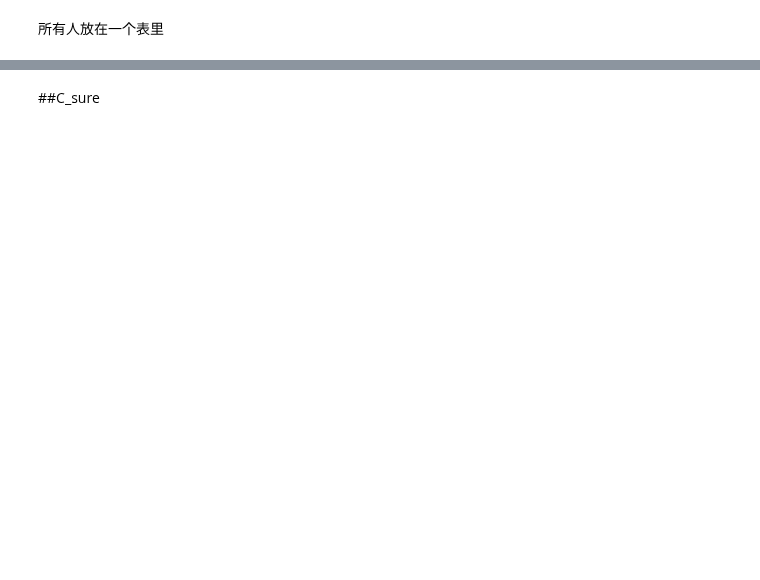
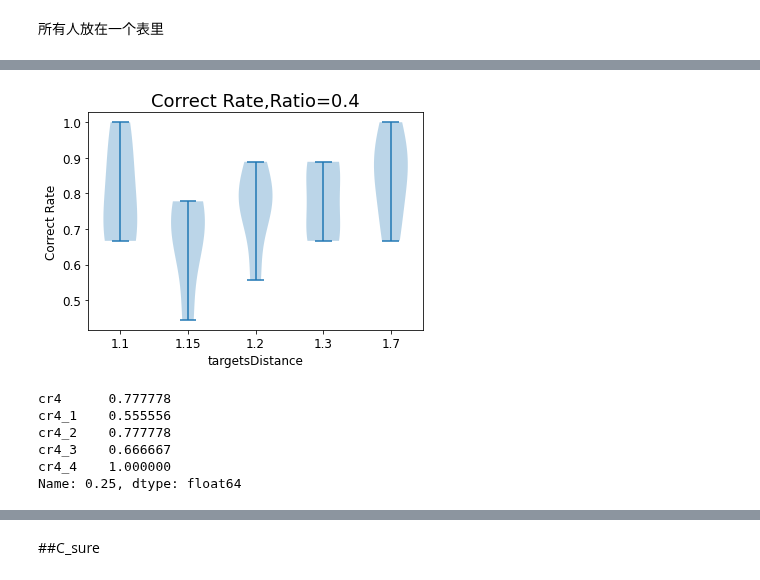
Before and after one commit to ZHTis/count, a Jupyter notebook: datacolin/datacolin.ipynb, the cells around one changed output, grey strips where cells are left out. Cells and saved outputs as stored; diff of their text form; code cells hidden in the pictures; blank space fills up the shorter version.

```diff
--- a/datacolin/datacolin.ipynb
+++ b/datacolin/datacolin.ipynb
@@ -554,0 +744,33 @@ plt.show()
+# %%
+r=6
+ratiolist = xx[0]
+ratio = ratiolist[r]
+
+
+cr_udrRatio_alongtd = []
+for i in range(0,len(xxall)):
+      d= xxall[i].iloc[r]
+      d = list(d)
+      cr_udrRatio_alongtd.append(d)
+cr_= pd.DataFrame(cr_udrRatio_alongtd,columns=tdlist.round(2))
+cr_.index = 'individual' + cr_.index.astype(str)
+
+plt.figure(figsize=(6,4))
+plt.violinplot([cr_.iloc[:,0],cr_.iloc[:,1],cr_.iloc[:,2],cr_.iloc[:,3],cr_.iloc[:,4]])
+plt.xticks(np.arange(1,6,1),tdlist.round(2),fontsize=12)
+plt.yticks(fontsize=12)
+plt.xlabel('targetsDistance',fontsize=12)
+plt.ylabel('Correct Rate',fontsize=12)
+plt.title(f'Correct Rate,Ratio={ratio}',fontsize=18)
+plt.show()
+# %% [output]
+[figure, added]
+# %%
+xxcopy.iloc[3]
+# %% [output]
+cr4      0.777778
+cr4_1    0.555556
+cr4_2    0.777778
+cr4_3    0.666667
+cr4_4    1.000000
+Name: 0.25, dtype: float64
```
Also changed, not shown: parts of 41 cells of this notebook, 5 other files.
